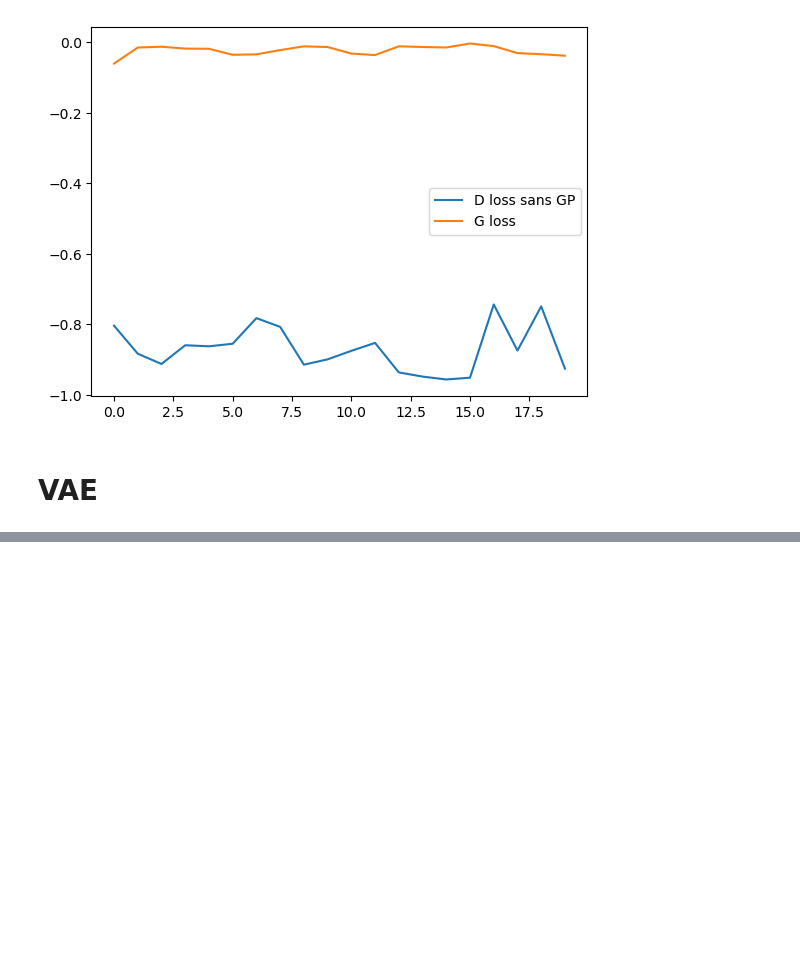
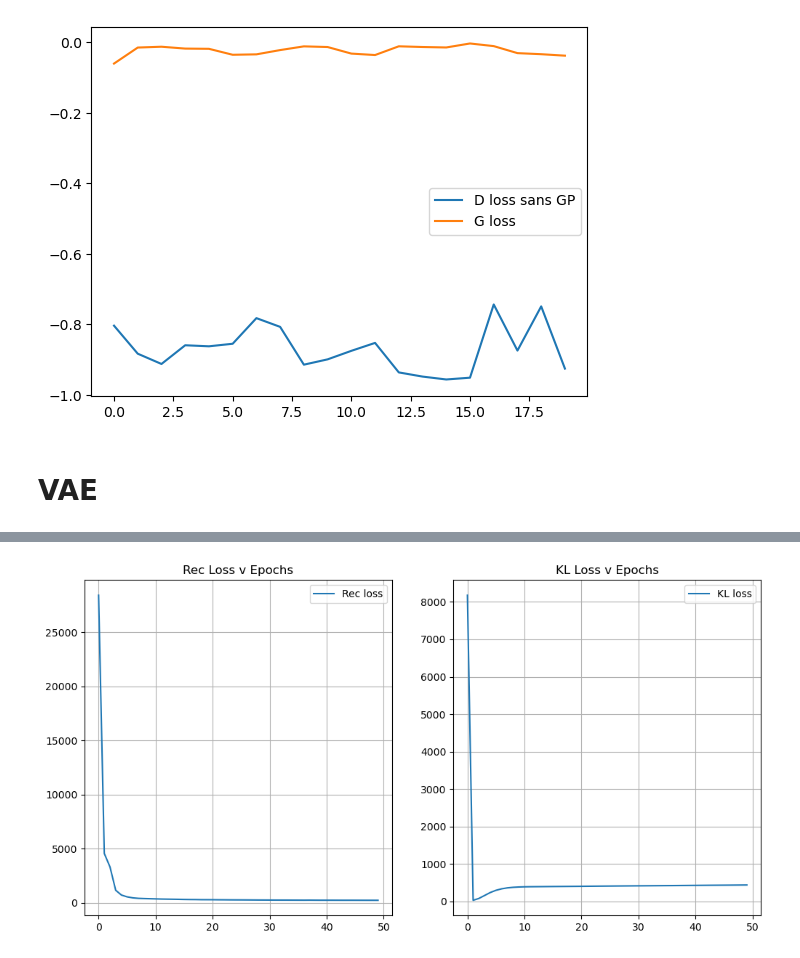
Before and after one commit to BenjaminDeporte/TP_GenAI_MVA_2025_02_25, a Jupyter notebook: notebooks/Deporte_dm2425.ipynb, the cells around one changed output, grey strips where cells are left out. Saved outputs shown, nothing was run; the diff lists cells and outputs as text; code cells hidden in the pictures; blank space fills up the shorter version.

```diff
--- a/notebooks/Deporte_dm2425.ipynb
+++ b/notebooks/Deporte_dm2425.ipynb
@@ -1043,15 +1066,16 @@ output = torch.Size([8, 32])
 # Decoder to sample back from vector latent_dim to 28 x 28
 
 class Decoder2D(nn.Module):
-        def __init__(self):
+        def __init__(self, latent_dim=latent_dim):
                 super(Decoder2D, self).__init__()
                 n_hidden = hidden_dim
+                # print(f"entrée de rsample : mu = {mu.size()}")
+                # print(f"entrée de rsample : std = {std.size()}")
                 self.fc1 = nn.Linear(latent_dim, n_hidden)
                 self.deconv1 = nn.ConvTranspose2d(32, 32, kernel_size=3, stride=1, padding=1)
                 self.deconv2 = nn.ConvTranspose2d(32, 32, kernel_size=5, stride=2, padding=2, output_padding=1)
                 self.deconv3 = nn.ConvTranspose2d(32, 32, kernel_size=5, stride=2, padding=2, output_padding=1)
                 self.deconv4 = nn.ConvTranspose2d(32, 1, kernel_size=7, stride=2, padding=1, output_padding=1)
-                # self.fc2 = nn.Linear(32*16*16, 2*257*9)
 
         def forward(self, inputs):
                 B = inputs.size(0)  # number of batches
@@ -1062,7 +1086,6 @@ class Decoder2D(nn.Module):
                 x = self.deconv2(x) # out : B x 32 x 6 x 6
                 x = self.deconv3(x) # out : B x 32 x 12 x 12
                 x = self.deconv4(x) # out : B x 32 x 28 x 28
-                # x = x.reshape(K, B, 28, 28) # out : K x B x NX x NY x NZ
 
                 return x
 
@@ -1225,0 +1283,25 @@ z_samples_from_prior = torch.Size([16])
+# %%
+# small dataloader to test the pipeline
+
+N_SMALL = 1000
+subset_indices = range(N_SMALL)
+subset = Subset(train_set, subset_indices)
+
+sample_loader = data.DataLoader(subset, batch_size=batch_size, shuffle=True, num_workers=2, drop_last=True)
+# %%
+latent_dim = 128
+mnist_vae = MnistVAE(latent_dim=latent_dim)
+
+lr = 1e-2
+optimizer = torch.optim.Adam(mnist_vae.parameters(), lr=lr)
+# %%
+n_epochs = 50
+kl_weight = 1e-4
+
+total_losses, rec_losses, kl_losses = train_MNIST_VAE(
+    loader=sample_loader,
+    n_epochs=n_epochs,
+    optimizer=optimizer,
+    model=mnist_vae,
+    kl_weight=kl_weight
+    )
@@ -1225,0 +1326,14 @@ z_samples_from_prior = torch.Size([16])
+# %%
+fig, axs = plt.subplots(figsize=(12,6), nrows=1, ncols=2)
+
+axs[0].set_title(f"Rec Loss v Epochs")
+axs[0].plot(rec_losses, label="Rec loss")
+axs[0].legend()
+axs[0].grid()
+
+axs[1].set_title(f"KL Loss v Epochs")
+axs[1].plot(kl_losses, label="KL loss")
+axs[1].legend()
+axs[1].grid()
+# %% [output]
+[figure, added]
```
Also changed, not shown: parts of 29 cells of this notebook.
